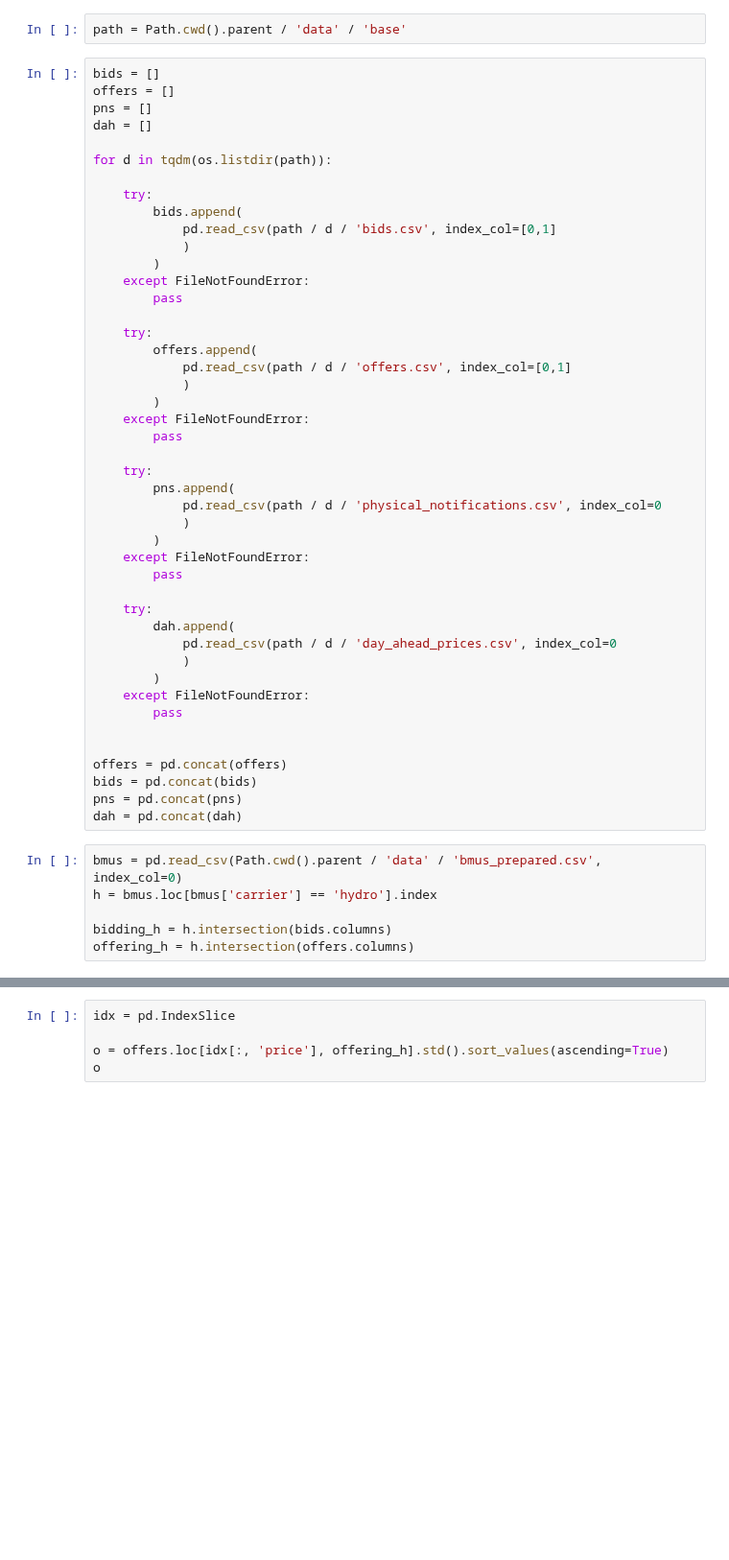
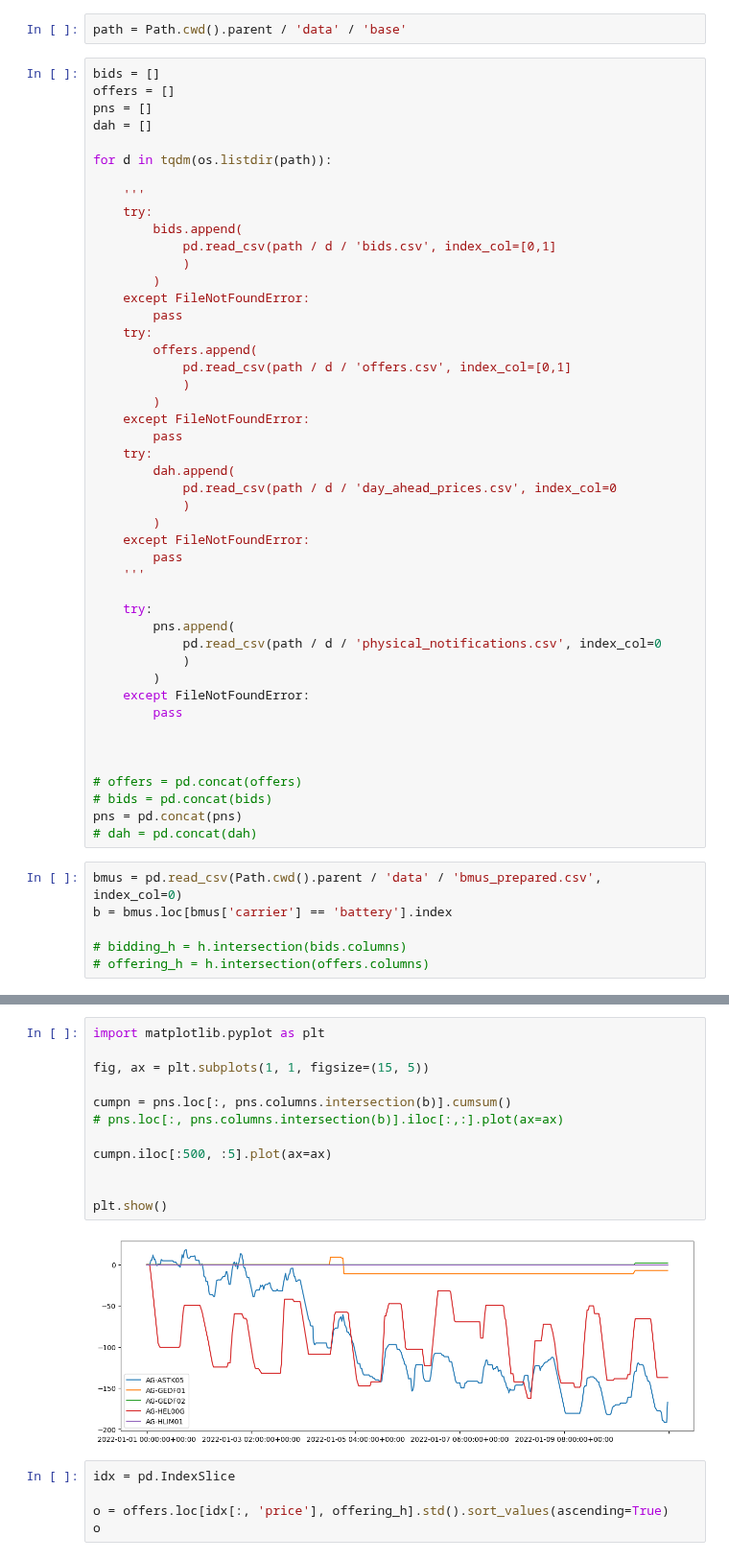
Before and after one commit to LukasFrankenQ/GBPower, a Jupyter notebook: notebooks/build_hydro_batteries.ipynb, the cells around one changed output, grey strips where cells are left out. Shown at 96% size. Cells and saved outputs as stored; diff of their text form; blank space fills up the shorter version.

Commit message:
towards complete daily supply curve

```diff
--- a/notebooks/build_hydro.ipynb
+++ b/notebooks/build_hydro_batteries.ipynb
@@ -19,6 +20,7 @@ dah = []
 
 for d in tqdm(os.listdir(path)):
 
+    '''
     try:
         bids.append(
             pd.read_csv(path / d / 'bids.csv', index_col=[0,1]
@@ -26,7 +28,6 @@ for d in tqdm(os.listdir(path)):
         )
     except FileNotFoundError:
         pass
-
     try:
         offers.append(
             pd.read_csv(path / d / 'offers.csv', index_col=[0,1]
@@ -34,6 +35,14 @@ for d in tqdm(os.listdir(path)):
         )
     except FileNotFoundError:
         pass
+    try:
+        dah.append(
+            pd.read_csv(path / d / 'day_ahead_prices.csv', index_col=0
+            )
+        )
+    except FileNotFoundError:
+        pass
+    '''
 
     try:
         pns.append(
@@ -43,22 +52,15 @@ for d in tqdm(os.listdir(path)):
     except FileNotFoundError:
         pass
 
-    try:
-        dah.append(
-            pd.read_csv(path / d / 'day_ahead_prices.csv', index_col=0
-            )
-        )
-    except FileNotFoundError:
-        pass
 
 
-offers = pd.concat(offers)
-bids = pd.concat(bids)
+# offers = pd.concat(offers)
+# bids = pd.concat(bids)
 pns = pd.concat(pns)
-dah = pd.concat(dah)
+# dah = pd.concat(dah)
 # %%
 bmus = pd.read_csv(Path.cwd().parent / 'data' / 'bmus_prepared.csv', index_col=0)
-h = bmus.loc[bmus['carrier'] == 'hydro'].index
+b = bmus.loc[bmus['carrier'] == 'battery'].index
 
-bidding_h = h.intersection(bids.columns)
-offering_h = h.intersection(offers.columns)
+# bidding_h = h.intersection(bids.columns)
+# offering_h = h.intersection(offers.columns)
@@ -65,3 +135,17 @@ offering_h = h.intersection(offers.columns)
+# %%
+import matplotlib.pyplot as plt
+
+fig, ax = plt.subplots(1, 1, figsize=(15, 5))
+
+cumpn = pns.loc[:, pns.columns.intersection(b)].cumsum()
+# pns.loc[:, pns.columns.intersection(b)].iloc[:,:].plot(ax=ax)
+
+cumpn.iloc[:500, :5].plot(ax=ax)
+
+
+plt.show()
+# %% [output]
+[figure, added]
 # %%
 idx = pd.IndexSlice
 
```
Also changed, not shown: parts of 2 cells of this notebook, 2 other files.
